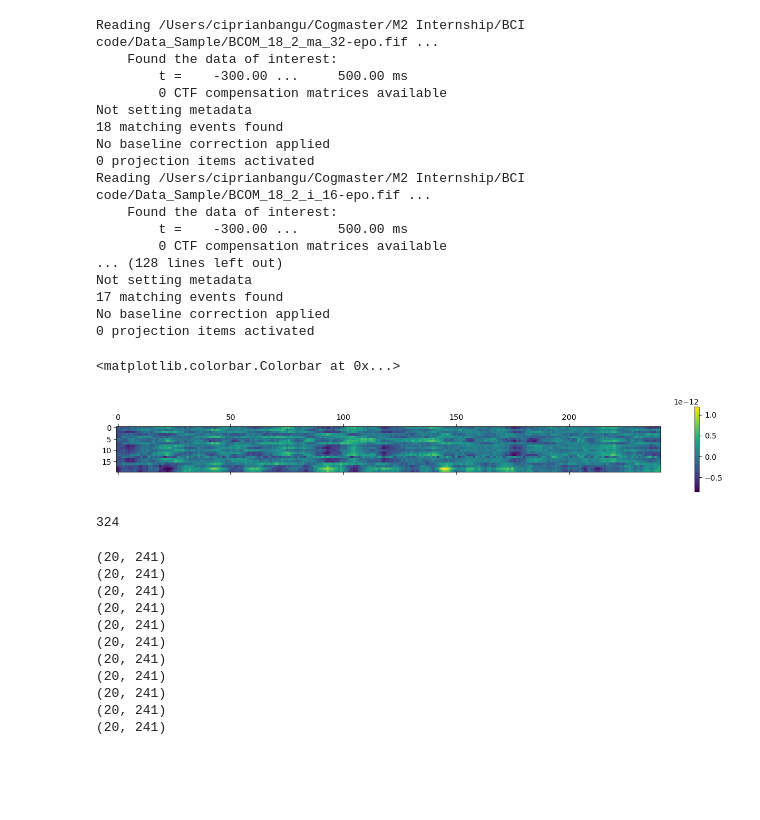
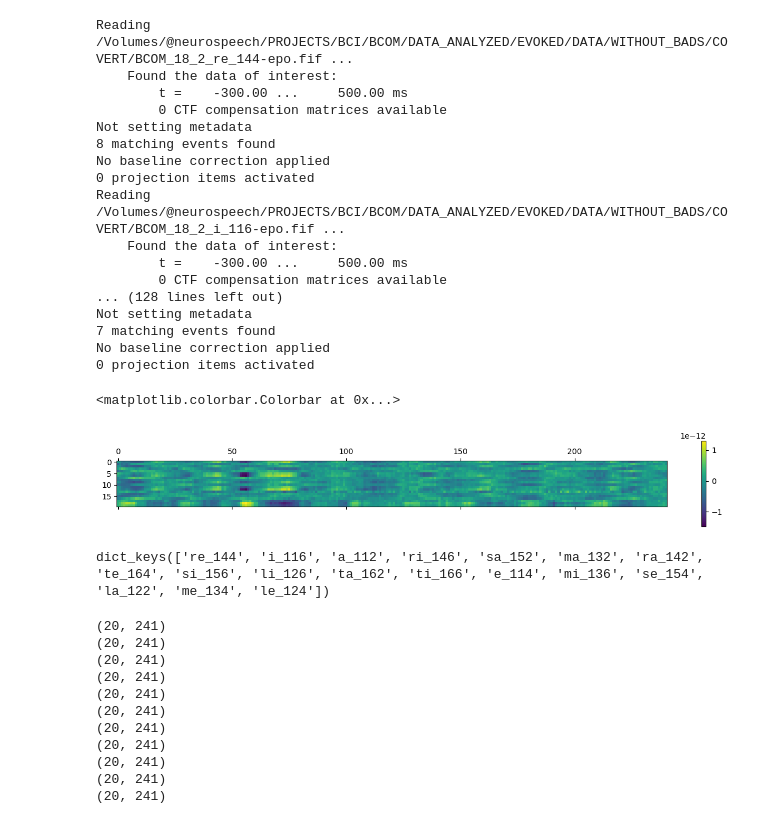
Before and after one commit to CEBangu/MEG-Decoding, a Jupyter notebook: slice_tca_test.ipynb, the cells around one changed output. Drawn from its saved outputs; the diff is of its cells as text; code cells hidden in the pictures; blank space fills up the shorter version.

```diff
--- a/slice_tca_test.ipynb
+++ b/slice_tca_test.ipynb
@@ -18,35 +18,35 @@ subjects = ['BCOM_18_2']
 picks=['MEG 130', 'MEG 139','MEG 133','MEG 117','MEG 140','MEG 127','MEG 128','MEG 109','MEG 135','MEG 132','MEG 137',
  'MEG 131','MEG 129','MEG 118','MEG 134','MEG 136','MEG 141','MEG 116','MEG 114','MEG 115']
 
-data_dict = data_load(dir2, subjects, picks, avoid_overt=True)
+data_dict = data_load(dir, subjects, picks, avoid_reading=True)
 # %% [output]
-Reading /Users/ciprianbangu/Cogmaster/M2 Internship/BCI code/Data_Sample/BCOM_18_2_ma_32-epo.fif ...
+Reading /Volumes/@neurospeech/PROJECTS/BCI/BCOM/DATA_ANALYZED/EVOKED/DATA/WITHOUT_BADS/COVERT/BCOM_18_2_re_144-epo.fif ...
     Found the data of interest:
         t =    -300.00 ...     500.00 ms
         0 CTF compensation matrices available
 Not setting metadata
-18 matching events found
+8 matching events found
 No baseline correction applied
 0 projection items activated
-Reading /Users/ciprianbangu/Cogmaster/M2 Internship/BCI code/Data_Sample/BCOM_18_2_i_16-epo.fif ...
+Reading /Volumes/@neurospeech/PROJECTS/BCI/BCOM/DATA_ANALYZED/EVOKED/DATA/WITHOUT_BADS/COVERT/BCOM_18_2_i_116-epo.fif ...
     Found the data of interest:
         t =    -300.00 ...     500.00 ms
         0 CTF compensation matrices available
 ... (128 lines left out)
 Not setting metadata
-17 matching events found
+7 matching events found
 No baseline correction applied
 0 projection items activated
 # %%
-plt.matshow(data_dict['BCOM_18_2']['i_16'][0]) #Ok actually, the data does have negative values, so can't do naive NMF here
+plt.matshow(data_dict['BCOM_18_2']['i_116'][0]) #Ok actually, the data does have negative values, so can't do naive NMF here
 plt.colorbar()
 # %% [output]
 <matplotlib.colorbar.Colorbar at 0x...>
-[figure, old version]
+[figure, new version]
 # %%
 data_dict['BCOM_18_2'].keys()
 # %% [output]
-324
+dict_keys(['re_144', 'i_116', 'a_112', 'ri_146', 'sa_152', 'ma_132', 'ra_142', 'te_164', 'si_156', 'li_126', 'ta_162', 'ti_166', 'e_114', 'mi_136', 'se_154', 'la_122', 'me_134', 'le_124'])
 # %%
 # she suggested I look at the avearge of the data - it looks like there are some trends actually, but if they're trends everywhere they will be hard to separate
 
```
Also changed, not shown: parts of 13 cells of this notebook, 3 other files.
